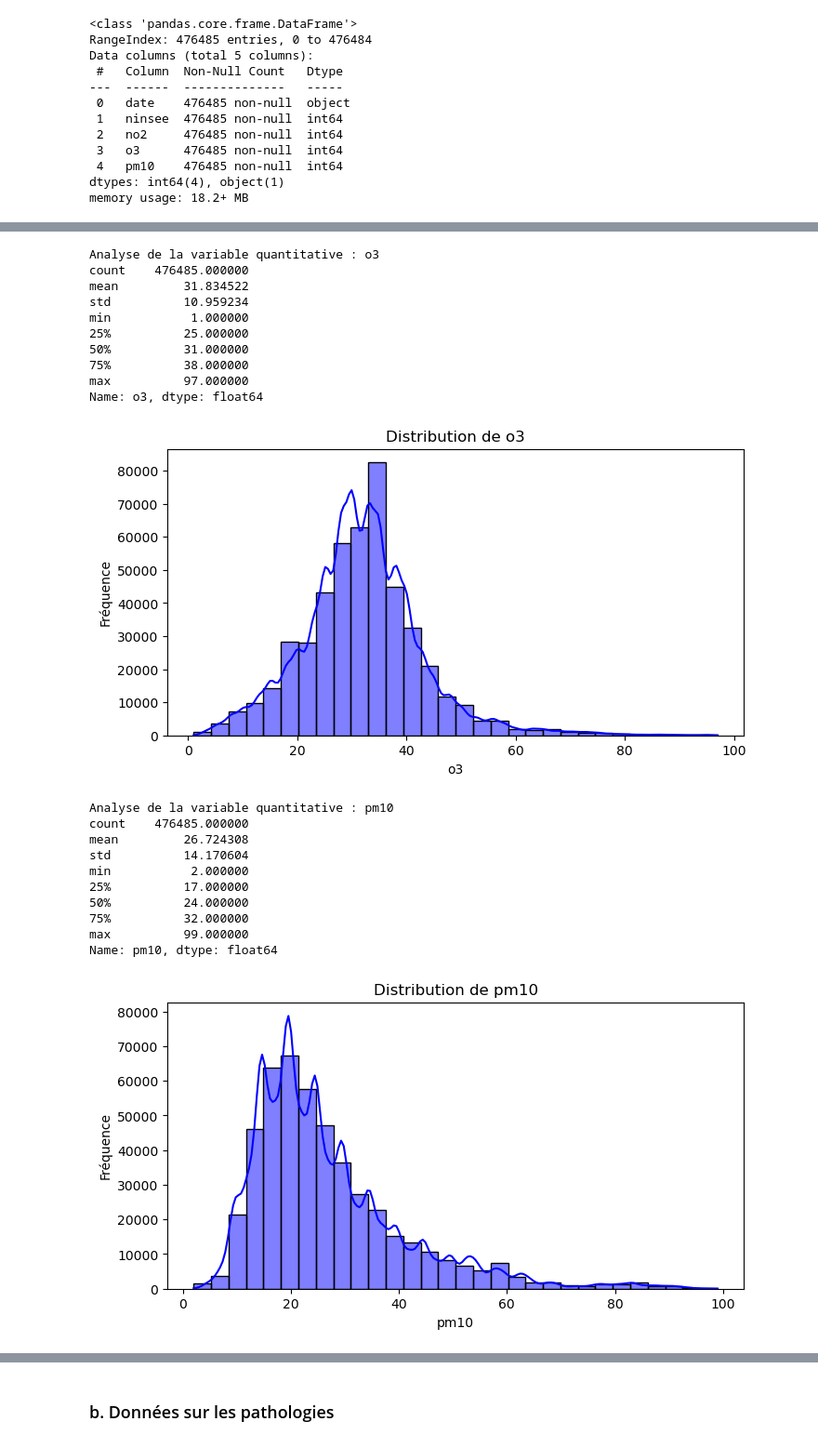
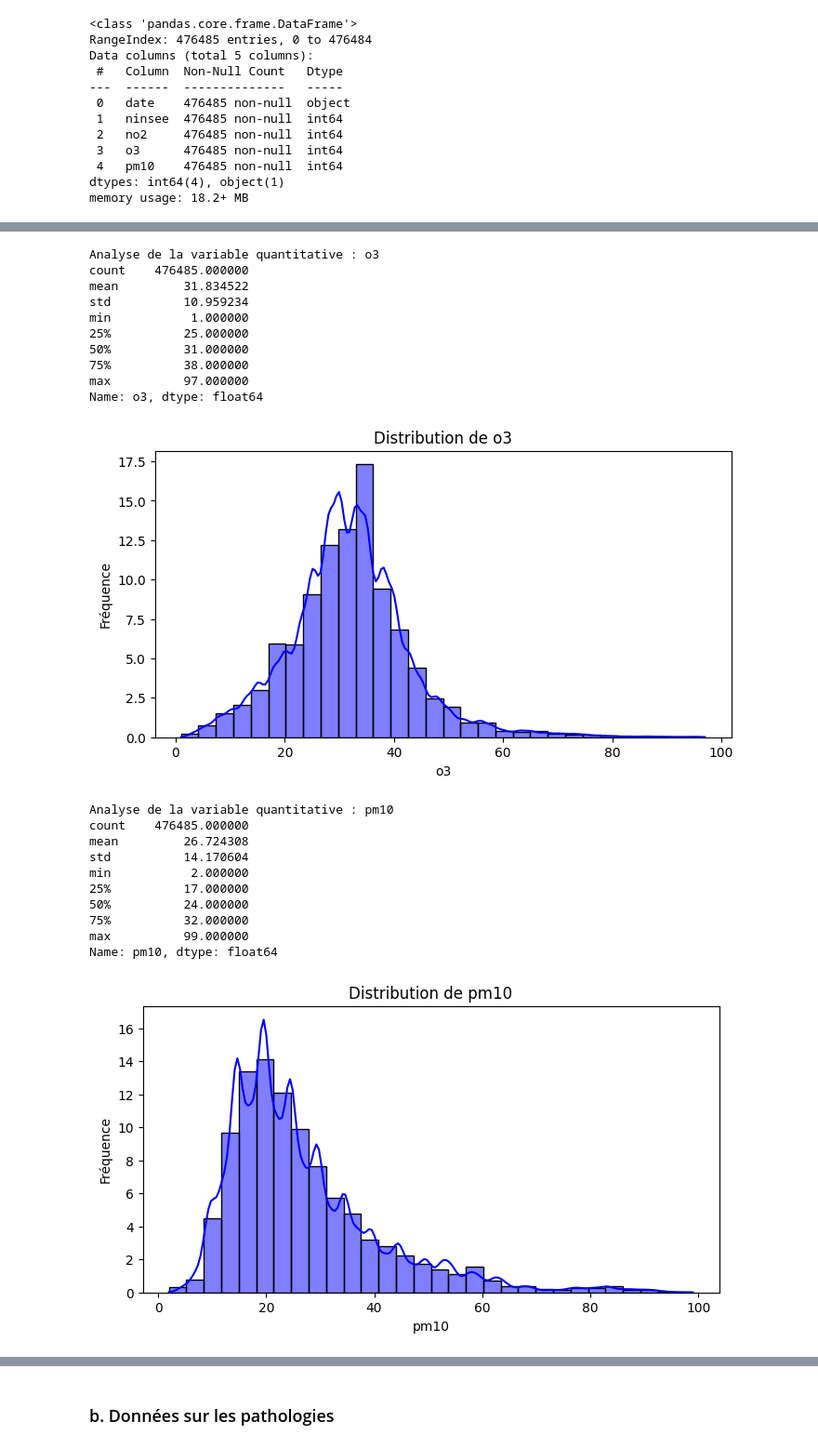
Before and after one commit to IvanaKUETE/projet-Python, a Jupyter notebook: projet/notebook/analyse_exploratoire.ipynb, the cells around one changed output, grey strips where cells are left out. Shown at 93% size. Saved outputs shown, nothing was run; the diff lists cells and outputs as text; code cells hidden in the pictures.

```diff
--- a/projet/notebook/analyse_exploratoire.ipynb
+++ b/projet/notebook/analyse_exploratoire.ipynb
@@ -108,7 +96,7 @@ for col in quantitative_vars:
 
     # Histogramme
     plt.figure(figsize=(8, 4))
-    sns.histplot(qualite_air[col], kde=True, bins=30, color='blue')
+    sns.histplot(qualite_air[col], kde=True, bins=30, stat="percent", color='blue')
     plt.title(f"Distribution de {col}")
     plt.xlabel(col)
     plt.ylabel("Fréquence")
@@ -128,22 +116,22 @@ Name: no2, dtype: float64
 Analyse de la variable quantitative : o3
 count    476485.000000
 mean         31.834522
 std          10.959234
 min           1.000000
 25%          25.000000
 50%          31.000000
 75%          38.000000
 max          97.000000
 Name: o3, dtype: float64
-[figure, old version]
+[figure, new version]
 Analyse de la variable quantitative : pm10
 count    476485.000000
 mean         26.724308
 std          14.170604
 min           2.000000
 25%          17.000000
 50%          24.000000
 75%          32.000000
 max          99.000000
 Name: pm10, dtype: float64
-[figure, old version]
+[figure, new version]
```
Also changed, not shown: parts of 45 cells of this notebook.
